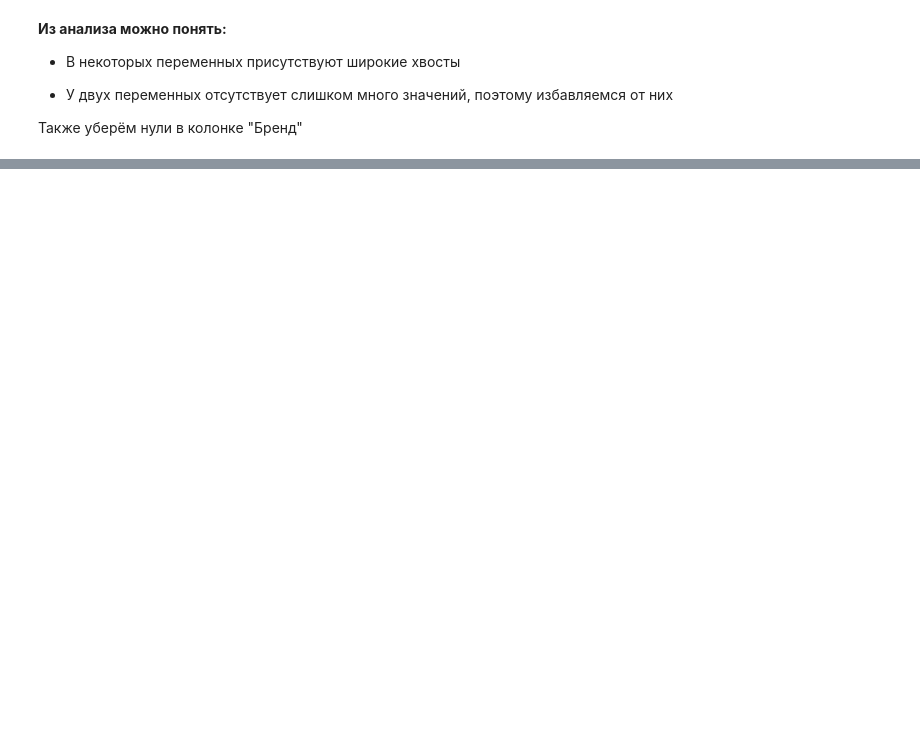
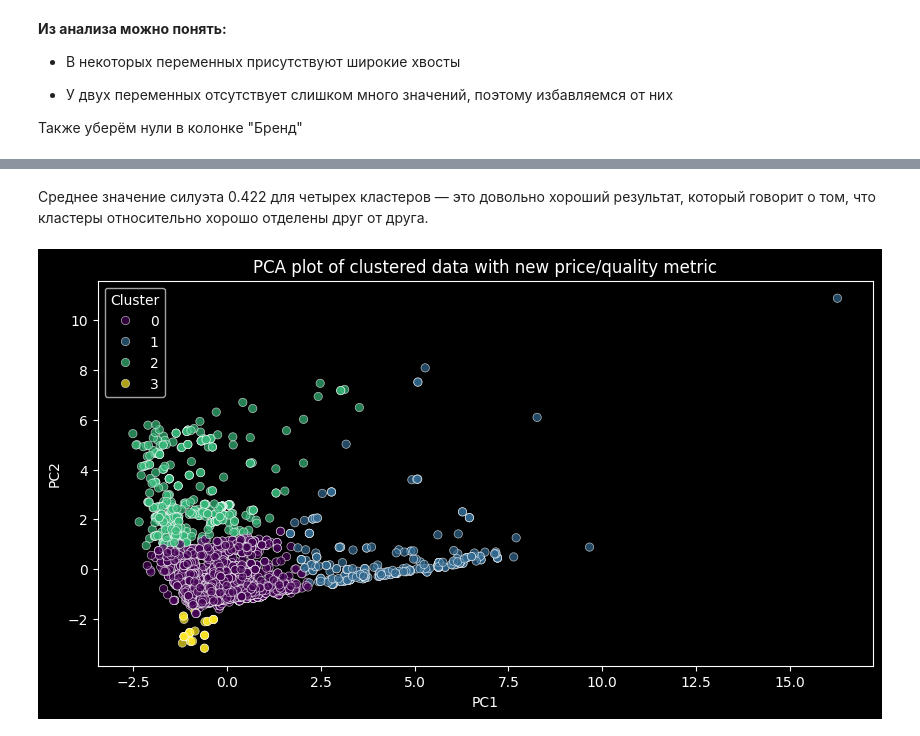
Before and after one commit to LelyshB/parsing_and_clearing_Wildberiess, a Jupyter notebook: parsing_and_clearing_Wildberiess.ipynb, the cells around one changed output, grey strips where cells are left out. Cells and saved outputs as stored; diff of their text form; code cells hidden in the pictures; blank space fills up the shorter version.

```diff
--- a/parsing_and_clearing_Wildberiess.ipynb
+++ b/parsing_and_clearing_Wildberiess.ipynb
@@ -336,0 +380,15 @@ df
+# %% [markdown]
+Среднее значение силуэта 0.422 для четырех кластеров — это довольно хороший результат, который говорит о том,
+что кластеры относительно хорошо отделены друг от друга.
+# %%
+pca = PCA(n_components=2)
+principal_components = pca.fit_transform(combined_features)
+pca_df = pd.DataFrame(data=principal_components, columns=['PC1', 'PC2'])
+pca_df['Cluster'] = cluster_labels
+
+plt.figure(figsize=(10, 5))
+sns.scatterplot(x='PC1', y='PC2', hue='Cluster', data=pca_df, palette='viridis', alpha=0.7)
+plt.title('PCA plot of clustered data with new price/quality metric')
+plt.show()
+# %% [output]
+[figure, added]
```
Also changed, not shown: parts of 31 cells of this notebook.
